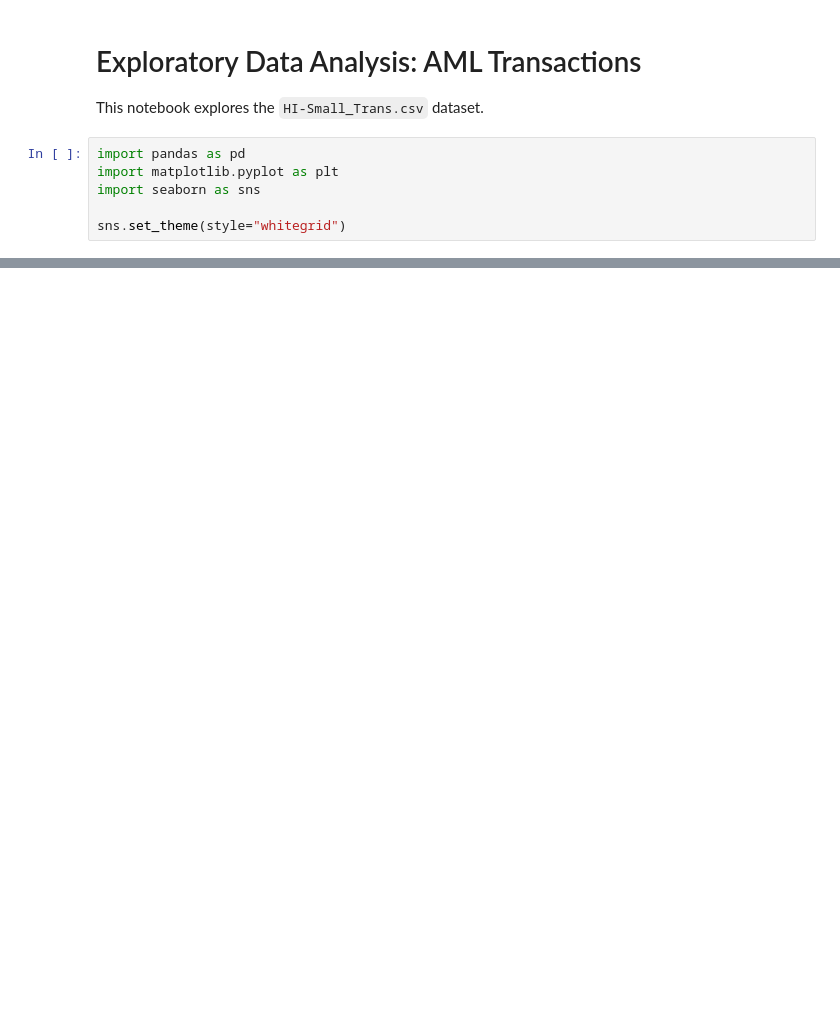
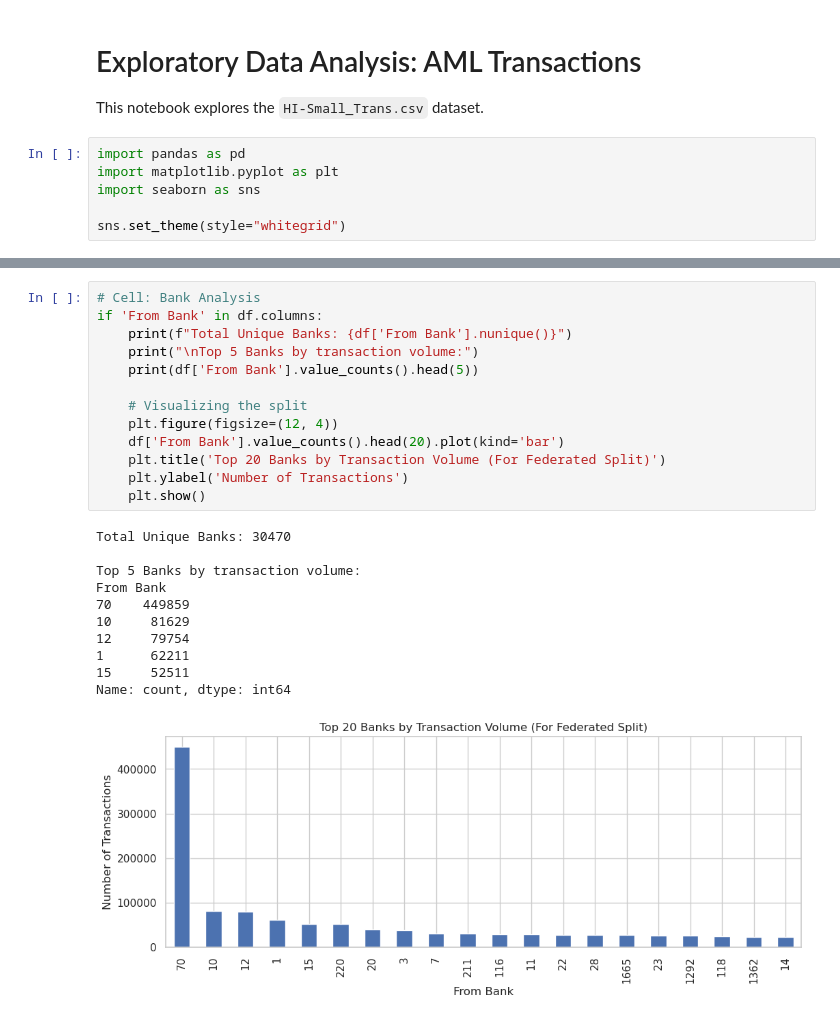
Before and after one commit to toufahachraf/junction_hack, a Jupyter notebook: notebooks/EDA.ipynb, the cells around one changed output, grey strips where cells are left out. Drawn from its saved outputs; the diff is of its cells as text; blank space fills up the shorter version.

```diff
--- a/notebooks/EDA.ipynb
+++ b/notebooks/EDA.ipynb
@@ -29,0 +98,25 @@ plt.show()
+# %%
+# Cell: Bank Analysis
+if 'From Bank' in df.columns:
+    print(f"Total Unique Banks: {df['From Bank'].nunique()}")
+    print("\nTop 5 Banks by transaction volume:")
+    print(df['From Bank'].value_counts().head(5))
+
+    # Visualizing the split
+    plt.figure(figsize=(12, 4))
+    df['From Bank'].value_counts().head(20).plot(kind='bar')
+    plt.title('Top 20 Banks by Transaction Volume (For Federated Split)')
+    plt.ylabel('Number of Transactions')
+    plt.show()
+# %% [output]
+Total Unique Banks: 30470
+
+Top 5 Banks by transaction volume:
+From Bank
+70    449859
+10     81629
+12     79754
+1      62211
+15     52511
+Name: count, dtype: int64
+[figure, added]
```
Also changed, not shown: parts of 8 cells of this notebook, 1 other file.
